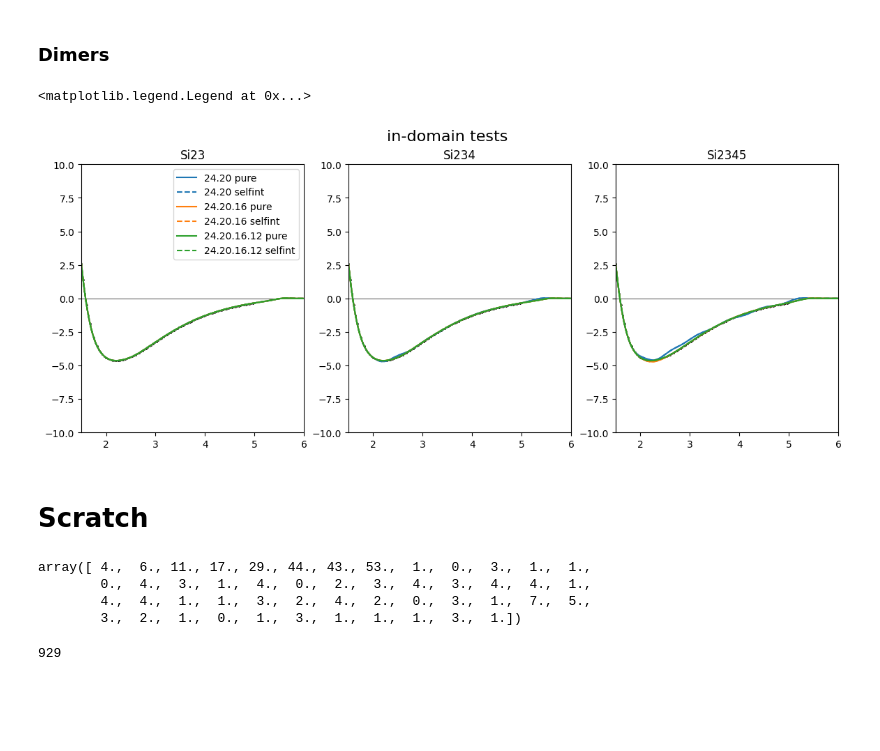
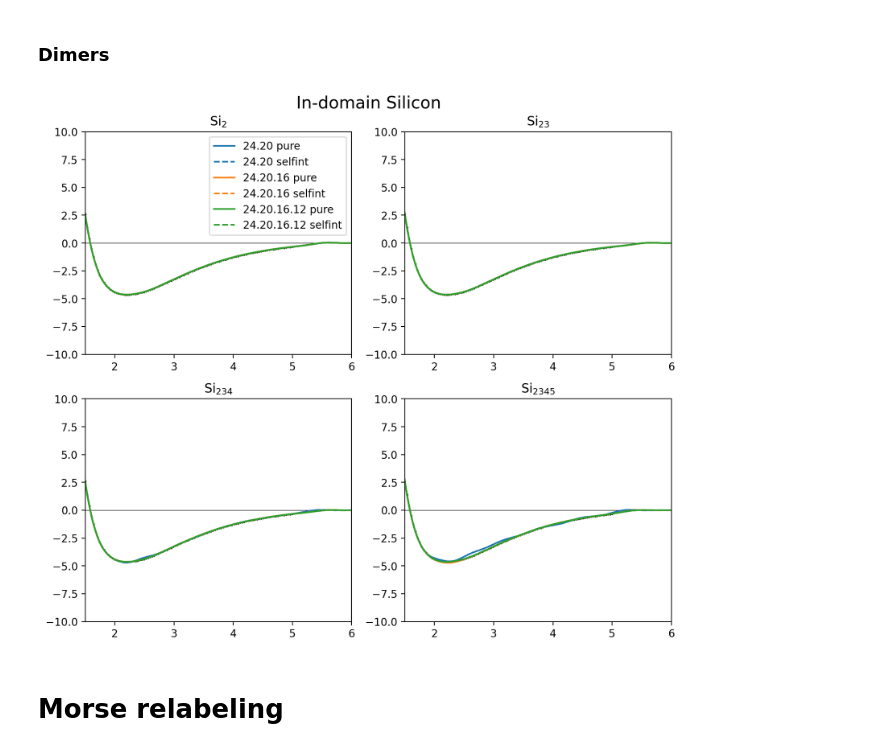
Before and after one commit to apolmiguel/aceconverge2025, a Jupyter notebook: plots_response.ipynb, the cells around one changed output. Cells and saved outputs as stored; diff of their text form; code cells hidden in the pictures; blank space fills up the shorter version.

```diff
--- a/plots_response.ipynb
+++ b/plots_response.ipynb
@@ -4,0 +17,22 @@ import matplotlib.pyplot as plt
+# %%
+dsets = ['dimgen_50','dimgen_100','dimgen_150','dimgen_200','dimgen_247']
+dset_labels = ['50','100','150','200','247']
+jl_dims = {}
+jl_puredims = {}
+bases = ['24.20','24.20.16','24.20.16.12']
+
+g, gax = plt.subplots(1, 1, figsize=(8, 4.5), dpi=150)
+# g.suptitle('In-domain Carbon', fontsize=16)
+for j, dset in enumerate(dsets):
+    jl_dims[dset + '_' + bases[2]] = np.loadtxt(f'acejulia/{dset}/' + bases[2] + f'/ecost10.0/dimercurve.dat').T
+    jl_puredims[dset + '_' + bases[2]] = np.loadtxt(f'acejulia/{dset}_purify/' + bases[2] + f'/ecost10.0/dimercurve.dat').T
+    gax.plot(*jl_dims[dset + '_' + bases[2]], color=cm.viridis(0.7*j/len(dsets)), linestyle='--')
+    gax.plot(*jl_puredims[dset + '_' + bases[2]], label="Carbon+"+dset_labels[j]+" dimers", color=cm.viridis(0.7*j/len(dsets)), alpha=0.5)
+gax.set_ylabel('Energy (eV), ' + bases[2])
+gax.set_xlim(0.5, 7)
+gax.set_ylim(-10, 6)
+gax.scatter(*en_qe,s=1,color='k')
+gax.legend()
+gax.set_xlabel('Distance (A)')
+
+g.savefig('figures/ind_carbon_dimer.png',dpi=300,bbox_inches='tight')
@@ -15,8 +136,3 @@ en_si[0,np.argmin(en_si[1])]
 ## OOD-Test (ecost50, correct r0, with pairdists)
 # %% [markdown]
 ### Coefficients
-# %%
-for i,coeffs in enumerate(coeffs_pure['Si3'][::-1]):
-    # print(len(coeffs))
-    plt.plot(coeffs,color='C'+str(2-i))
-plt.ylim(-1e-5,1e-5)
@@ -55,7 +168,7 @@ for i, line in enumerate(lines):
         coeffs['Si5'].append(line_list)
 
 # Checking similarity #
-dset = 'Si3'
+dset = 'Si2345'
 f,ax = plt.subplots(2,1, figsize=(10,5), dpi=100, sharex=True)
 f.subplots_adjust(top=0.92, hspace=0.05); f.suptitle(f'{dset} coefficients')
 ax[0].set_ylabel('Pure'); ax[1].set_ylabel('Self-interacting')
@@ -73,4 +186,5 @@ for axes in ax:
     # axes.set_ylim(-5,5)
 ax[0].legend()
 ax[1].set_xlabel('Coefficient index')
+f.savefig(f'figures/{dset}_coeffs.png', dpi=300, bbox_inches='tight')
 # %% [output]
@@ -311,7 +425,7 @@ for i, line in enumerate(lines):
         coeffs['Si2345'].append(line_list)
 
 # Checking similarity #
-dset = 'Si234'
+dset = 'Si2345'
 f,ax = plt.subplots(2,1, figsize=(10,5), dpi=100, sharex=True)
 f.subplots_adjust(top=0.92, hspace=0.05); f.suptitle(f'{dset} coefficients')
 ax[0].set_ylabel('Pure'); ax[1].set_ylabel('Self-interacting')
@@ -328,4 +442,5 @@ for axes in ax:
     axes.set_xlim(-5,929); axes.set_ylim(-5,5)
 ax[0].legend()
 ax[1].set_xlabel('Coefficient index')
+f.savefig(f'figures/{dset}_coeffs.png', dpi=300, bbox_inches='tight')
 # %% [output]
@@ -486,38 +601,31 @@ ax.flatten()[-1].legend()
 # %% [markdown]
 ### Dimers
 # %%
-g,gax = plt.subplots(1,3, figsize=(14,5), dpi=100)
-g.suptitle('in-domain tests', fontsize=16)
+g,gax = plt.subplots(2,2, figsize=(10,8), dpi=200)
+g.suptitle('In-domain Silicon', fontsize=16)
+g.subplots_adjust(top=0.92, hspace=0.2)
 basis_tags = ['24.20', '24.20.16', '24.20.16.12']
 ecost = 50.0
-dsets = ['Si23', 'Si234', 'Si2345']
+dsets = ['Si2', 'Si23', 'Si234', 'Si2345']
+dsetlabels = [r'Si$_{2}$', r'Si$_{23}$', r'Si$_{234}$', r'Si$_{2345}$']
 Si_pure = {}
 Si_selfint = {}
 
 axes_flat = gax.flatten()
 for i, dset in enumerate(dsets):
-    axes_flat[i].set_title(dset)
+    axes_flat[i].set_title(dsetlabels[i])
     axes_flat[i].set_ylim(-10,10)
     axes_flat[i].set_xlim(np.min(en_si[0]),6)
     axes_flat[i].scatter(*en_si, s=1, color='k')
     axes_flat[i].axhline(0, color='k', lw=0.5)
     for j, basis in enumerate(basis_tags):
         # Load
         Si_pure[dset+'_'+basis] = np.loadtxt(f'acejulia/{dset}_purify/' + basis + f'/ecost{ecost}/dimercurve.dat').T
         Si_selfint[dset+'_'+basis] = np.loadtxt(f'acejulia/{dset}/' + basis + f'/ecost{ecost}/dimercurve.dat').T
         # Plot
         axes_flat[i].plot(*Si_pure[dset+'_'+basis], label=basis+' pure', color='C'+str(j))
         axes_flat[i].plot(*Si_selfint[dset+'_'+basis], label=basis+' selfint', color='C'+str(j), linestyle='--')
 axes_flat[0].legend(fontsize=10)
+g.savefig('figures/ind_silicon_dimer.png', dpi=300, bbox_inches='tight')
 # %% [output]
-<matplotlib.legend.Legend at 0x...>
-[figure, old version]
+[figure, new version]
-# %% [markdown]
-# Scratch
-# %%
-bins3d
-# %% [output]
-array([ 4.,  6., 11., 17., 29., 44., 43., 53.,  1.,  0.,  3.,  1.,  1.,
-        0.,  4.,  3.,  1.,  4.,  0.,  2.,  3.,  4.,  3.,  4.,  4.,  1.,
-        4.,  4.,  1.,  1.,  3.,  2.,  4.,  2.,  0.,  3.,  1.,  7.,  5.,
-        3.,  2.,  1.,  0.,  1.,  3.,  1.,  1.,  1.,  3.,  1.])
@@ -526,4 +632,2 @@ test_list = [-0.22591865644758757, -0.09361538075930885, 0.15749446076591261, 0.
-# %%
-len(test_list)
-# %% [output]
-929
+# %% [markdown]
+# Morse relabeling
```
Also changed, not shown: parts of 26 cells of this notebook, 23 other files.
